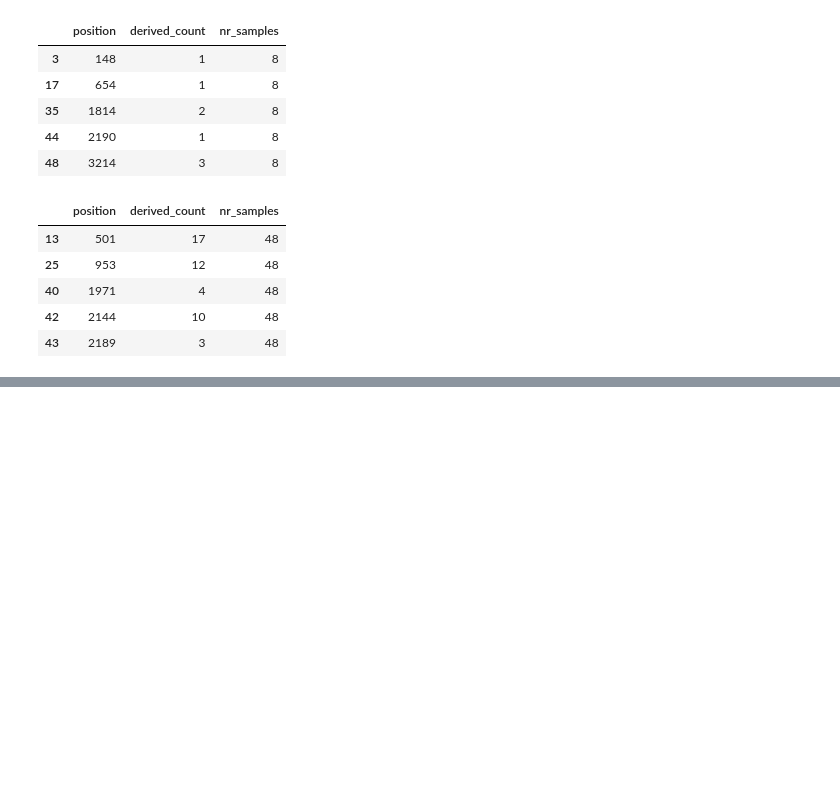
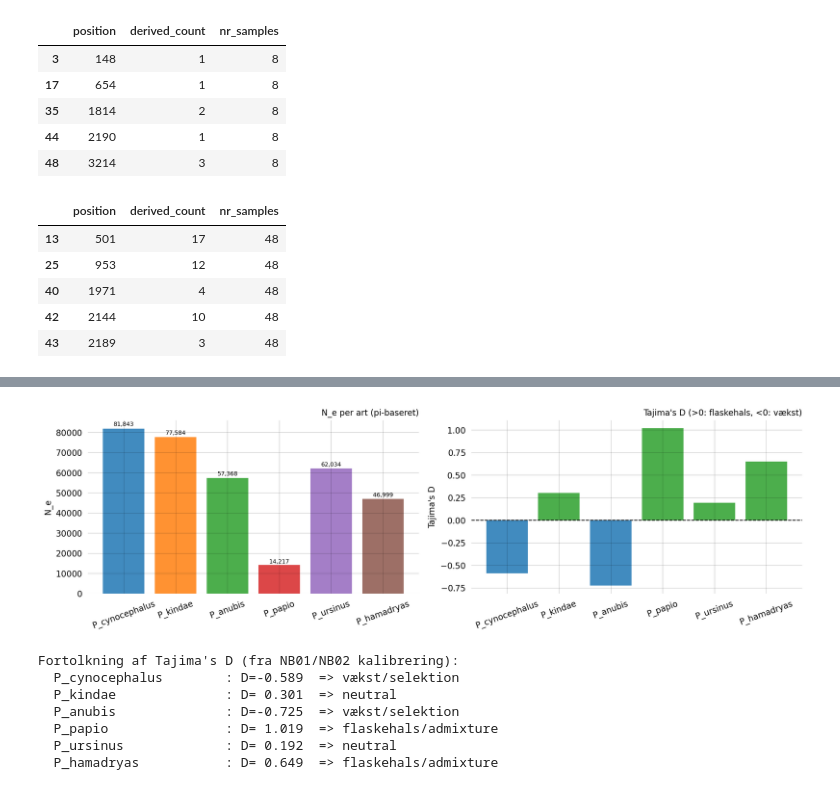
Before and after one commit to munch-group/emma-giraf, a Jupyter notebook: notebooks/07a_bavian_data.ipynb, the cells around one changed output, grey strips where cells are left out. Cells and saved outputs as stored; diff of their text form; code cells hidden in the pictures; blank space fills up the shorter version.

```diff
--- a/notebooks/07a_bavian_data.ipynb
+++ b/notebooks/07a_bavian_data.ipynb
@@ -923,0 +334,17 @@ Alle filer i results/:
+# %%
+def compute_derived_counts(ds_pop, pop_name=""):
+    from sgkit import count_variant_alleles
+    vac = count_variant_alleles(ds_pop)
+    ac  = vac["variant_allele_count"].values
+    nr  = ac.sum(axis=1)
+    df  = pd.DataFrame({
+        "position":      ds_pop["variant_position"].values,
+        "derived_count": ac[:, 1],
+        "nr_samples":    nr,
+    })
+    df = df[(df["derived_count"] > 0) & (df["derived_count"] < df["nr_samples"])].copy()
+    if pop_name:
+        print(f"{pop_name:<22}: {len(df):>8,} SNPs  n_hap={int(df['nr_samples'].max())}")
+    return df
+
+populations = {name: compute_derived_counts(ds_pops[name], name) for name in ds_pops}
@@ -923,0 +424,37 @@ Alle filer i results/:
+# %%
+fig, axes = plt.subplots(1, 2, figsize=(13, 4))
+
+names = [r['Population'] for r in rows_pop]
+Ne_v  = [r['N_ref'] for r in rows_pop]
+D_v   = [r['Tajimas_D'] if not pd.isna(r['Tajimas_D']) else 0 for r in rows_pop]
+
+axes[0].bar(names, Ne_v, color=[f'C{i}' for i in range(len(names))], alpha=0.85)
+for bar, val in zip(axes[0].patches, Ne_v):
+    axes[0].text(bar.get_x()+bar.get_width()/2, bar.get_height()*1.01,
+                 f'{val:,.0f}', ha='center', va='bottom', fontsize=7)
+axes[0].set_ylabel('N_e'); axes[0].set_title('N_e per art (pi-baseret)')
+axes[0].tick_params(axis='x', rotation=20)
+
+axes[1].bar(names, D_v, color=['C2' if d>0 else 'C0' for d in D_v], alpha=0.85)
+axes[1].axhline(0, color='k', linestyle='--', lw=1)
+axes[1].set_ylabel("Tajima's D")
+axes[1].set_title("Tajima's D (>0: flaskehals, <0: vækst)")
+axes[1].tick_params(axis='x', rotation=20)
+plt.tight_layout(); plt.show()
+
+# Fortolkning
+print("\nFortolkning af Tajima's D (fra NB01/NB02 kalibrering):")
+for r in rows_pop:
+    D = r['Tajimas_D']
+    if pd.isna(D): continue
+    txt = "flaskehals/admixture" if D > 0.5 else "vækst/selektion" if D < -0.5 else "neutral"
+    print(f"  {r['Population']:<22}: D={D:>6.3f}  => {txt}")
+# %% [output]
+[figure, added]
+Fortolkning af Tajima's D (fra NB01/NB02 kalibrering):
+  P_cynocephalus        : D=-0.589  => vækst/selektion
+  P_kindae              : D= 0.301  => neutral
+  P_anubis              : D=-0.725  => vækst/selektion
+  P_papio               : D= 1.019  => flaskehals/admixture
+  P_ursinus             : D= 0.192  => neutral
+  P_hamadryas           : D= 0.649  => flaskehals/admixture
```
Also changed, not shown: parts of 51 cells of this notebook, 12 other files.
